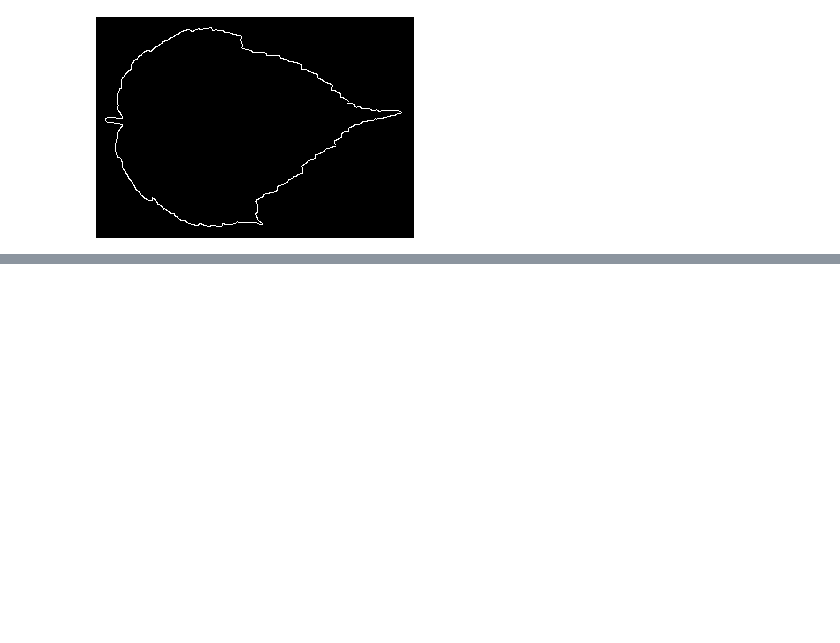
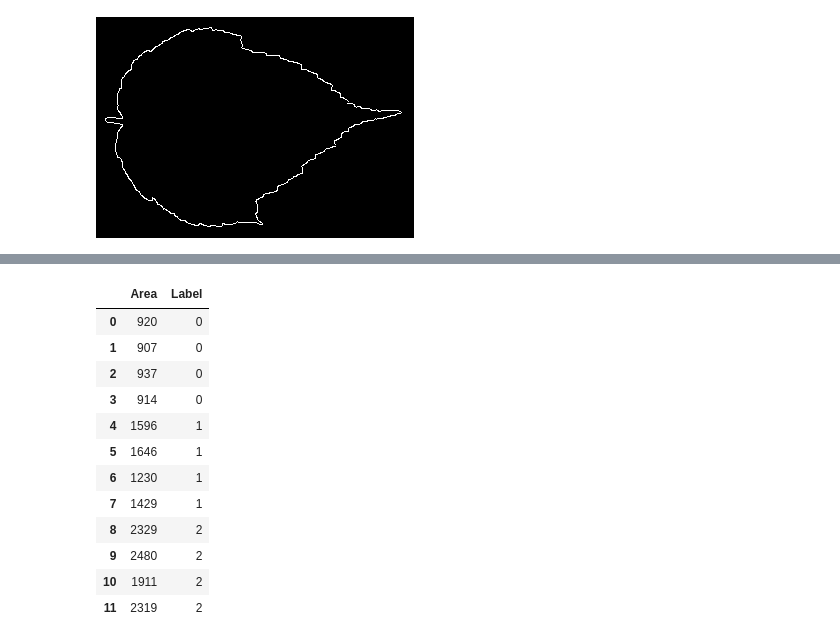
Before and after one commit to divardhia/PCVK_Genap_2022, a Jupyter notebook: final_project.ipynb, the cells around one changed output, grey strips where cells are left out. Saved outputs shown, nothing was run; the diff lists cells and outputs as text; code cells hidden in the pictures; blank space fills up the shorter version.

```diff
--- a/final_project.ipynb
+++ b/final_project.ipynb
@@ -174,0 +191,31 @@ Castanea_Sativa
+# %%
+# Membuat data test dengan label dari data area bentuk daun
+label1 = [0] * len(area[0])
+label2 = [1] * len(area[0])
+label3 = [2] * len(area[0])
+
+label = np.concatenate((label1, label2))
+label = np.concatenate((label, label3))
+
+data = []
+for i in range(len(area)):
+  for j in range(len(area[0])):
+    data.append(area[i][j])
+
+data = np.stack((data, label), axis=1)
+df_test = pd.DataFrame(data, columns=["Area", "Label"])
+df_test
+# %% [output]
+|  | Area | Label |
+| 0 | 920 | 0 |
+| 1 | 907 | 0 |
+| 2 | 937 | 0 |
+| 3 | 914 | 0 |
+| 4 | 1596 | 1 |
+| 5 | 1646 | 1 |
+| 6 | 1230 | 1 |
+| 7 | 1429 | 1 |
+| 8 | 2329 | 2 |
+| 9 | 2480 | 2 |
+| 10 | 1911 | 2 |
+| 11 | 2319 | 2 |
```
Also changed, not shown: parts of 16 cells of this notebook.
